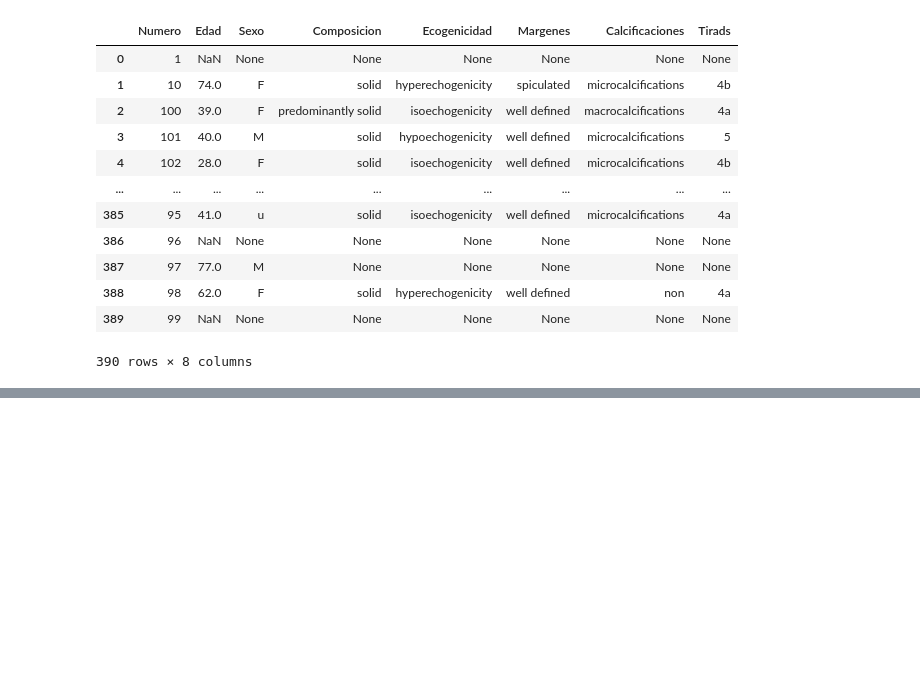
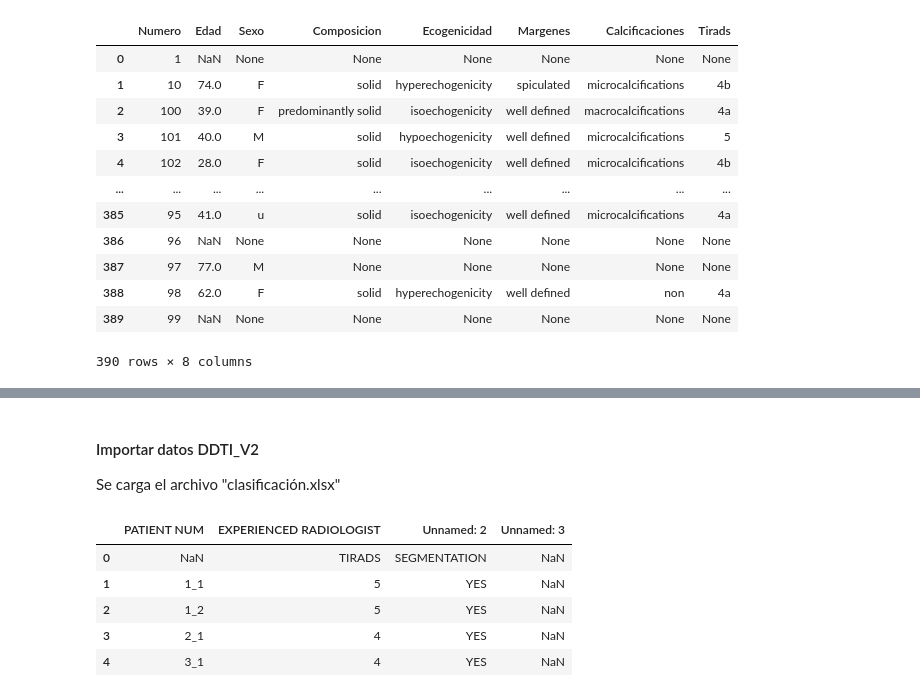
Before and after one commit to Dezarti/nodulos_tiroideos, a Jupyter notebook: desarrollo_modelo.ipynb, the cells around one changed output, grey strips where cells are left out. Cells and saved outputs as stored; diff of their text form; code cells hidden in the pictures; blank space fills up the shorter version.

```diff
--- a/desarrollo_modelo.ipynb
+++ b/desarrollo_modelo.ipynb
@@ -409,0 +422,41 @@ df
+# %% [markdown]
+#### Importar datos DDTI_V2
+Se carga el archivo  "clasificación.xlsx"
+# %%
+import pandas as pd
+
+def cargar_excel_a_dataframe(ruta_archivo):
+    """
+    Carga un archivo de Excel en un DataFrame de pandas.
+
+    Parámetros:
+    ruta_archivo (str): La ruta completa al archivo de Excel.
+
+    Retorna:
+    DataFrame: Un DataFrame que contiene los datos del archivo de Excel.
+    """
+    try:
+        # Usar pandas para leer el archivo de Excel
+        df = pd.read_excel(ruta_archivo)
+
+        # Retorna el DataFrame cargado
+        return df
+    except Exception as e:
+        print(f"Error al cargar el archivo: {e}")
+        return None
+
+# Ruta al archivo de Excel
+ruta_archivo = 'db_unal/originals/DDTI_V2/RadiologistSegmentations/clasificación.xlsx'
+
+# Cargar el archivo de Excel en un DataFrame
+df_DDTI_V2 = cargar_excel_a_dataframe(ruta_archivo)
+
+# Mostrar las primeras filas del DataFrame para verificar
+df_DDTI_V2.head()
+# %% [output]
+|  | PATIENT NUM | EXPERIENCED RADIOLOGIST | Unnamed: 2 | Unnamed: 3 |
+| 0 | NaN | TIRADS | SEGMENTATION | NaN |
+| 1 | 1_1 | 5 | YES | NaN |
+| 2 | 1_2 | 5 | YES | NaN |
+| 3 | 2_1 | 4 | YES | NaN |
+| 4 | 3_1 | 4 | YES | NaN |
```
Also changed, not shown: parts of 9 cells of this notebook, 1 other file.
